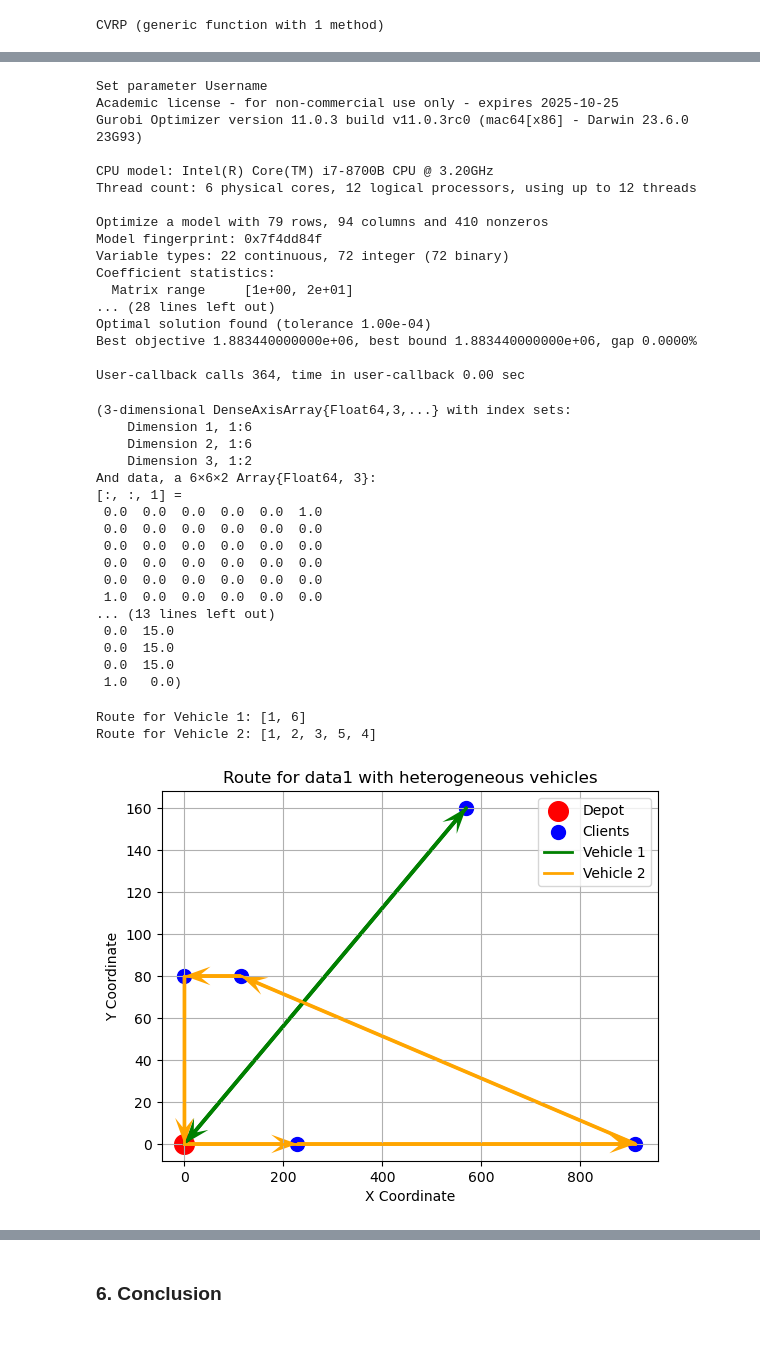
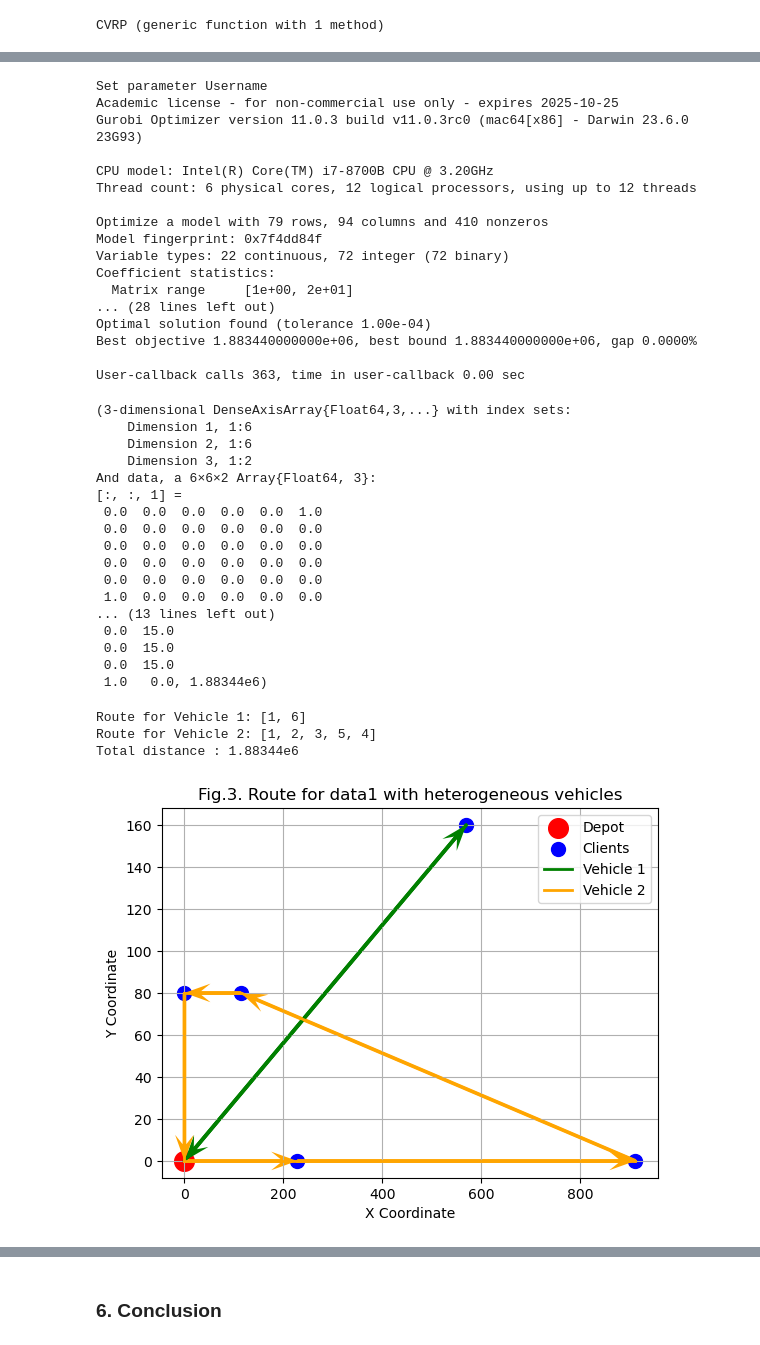
Before and after one commit to cheng-hsiang-chiu/CS524_Final_Project, a Jupyter notebook: final_project.ipynb, the cells around one changed output, grey strips where cells are left out. Saved outputs shown, nothing was run; the diff lists cells and outputs as text; code cells hidden in the pictures.

```diff
--- a/final_project.ipynb
+++ b/final_project.ipynb
@@ -175,6 +190,8 @@ using DelimitedFiles
   No Changes to `~/.julia/environments/v1.10/Project.toml`
   No Changes to `~/.julia/environments/v1.10/Manifest.toml`
 # %%
+# Implementation 1: The objective aims to minize the total traveling distance
+
 function CVRP(clients, vehicles, capacity, demands, costs)
     model = Model(Gurobi.Optimizer)
 
@@ -241,7 +258,7 @@ function CVRP(clients, vehicles, capacity, demands, costs)
 
     # Solve the model
     optimize!(model)
-    return (value.(x), value.(load))
+    return (value.(x), value.(load), objective_value(model))
 end
 # %% [output]
 CVRP (generic function with 1 method)
@@ -282,7 +396,7 @@ for i in 1:clients+1
     end
 end
 
-(xopt, loadopt) = CVRP(clients, vehicles, capacity, demands, costs)
+(xopt, loadopt, total_distance) = CVRP(clients, vehicles, capacity, demands, costs)
 # %% [output]
 Set parameter Username
 Academic license - for non-commercial use only - expires 2025-10-25
@@ -437,7 +553,7 @@ for i in 1:clients+1
     end
 end
 
-(xopt, loadopt) = CVRP(clients, vehicles, capacity, demands, costs)
+(xopt, loadopt, total_distance) = CVRP(clients, vehicles, capacity, demands, costs)
 # %% [output]
 Set parameter Username
 Academic license - for non-commercial use only - expires 2025-10-25
@@ -593,7 +718,7 @@ for i in 1:clients+1
     end
 end
 
-(xopt, loadopt) = CVRP(clients, vehicles, capacity, demands, costs)
+(xopt, loadopt, total_distance) = CVRP(clients, vehicles, capacity, demands, costs)
 # %% [output]
 Set parameter Username
 Academic license - for non-commercial use only - expires 2025-10-25
@@ -611,7 +736,7 @@ Coefficient statistics:
 Optimal solution found (tolerance 1.00e-04)
 Best objective 1.883440000000e+06, best bound 1.883440000000e+06, gap 0.0000%
 
-User-callback calls 364, time in user-callback 0.00 sec
+User-callback calls 363, time in user-callback 0.00 sec
 (3-dimensional DenseAxisArray{Float64,3,...} with index sets:
     Dimension 1, 1:6
     Dimension 2, 1:6
@@ -628,7 +753,7 @@ And data, a 6×6×2 Array{Float64, 3}:
  0.0  15.0
  0.0  15.0
  0.0  15.0
- 1.0   0.0)
+ 1.0   0.0, 1.88344e6)
 # %%
 # Visualize the result of data1 with heterogeneous vehicles
 
@@ -685,35 +810,37 @@ for k in 1:vehicles
     for i in 1:(length(route) - 1)
         start_coords = route_coords[i, :]
         end_coords = route_coords[i + 1, :]
 
         # Plot the line between start and end coordinates
         PyPlot.plot([start_coords[1], end_coords[1]], [start_coords[2], end_coords[2]], color=color, lw=2)
 
         # Add an arrow from the start point to the end point
         PyPlot.quiver(start_coords[1], start_coords[2], end_coords[1] - start_coords[1], end_coords[2] - start_coords[2],
                       angles="xy", scale_units="xy", scale=1, color=color, lw=2, headwidth=5, headlength=7)
     end
 
     # Add the route back to the depot (only once for each vehicle)
     start_coords = route_coords[end, :]
     end_coords = route_coords[1, :]  # Depot (node 1)
 
     PyPlot.plot([start_coords[1], end_coords[1]], [start_coords[2], end_coords[2]], color=color, lw=2,label="Vehicle "*string(k))
     PyPlot.quiver(start_coords[1], start_coords[2], end_coords[1] - start_coords[1], end_coords[2] - start_coords[2],
                   angles="xy", scale_units="xy", scale=1, color=color, lw=2, headwidth=5, headlength=7)
 end
 
+println("Total distance : ", total_distance)
 
-PyPlot.title("Route for data1 with heterogeneous vehicles")
+PyPlot.title("Fig.3. Route for data1 with heterogeneous vehicles")
 PyPlot.xlabel("X Coordinate")
 PyPlot.ylabel("Y Coordinate")
 PyPlot.legend(loc="best")
 PyPlot.grid(true)
 PyPlot.show()
 # %% [output]
 Route for Vehicle 1: [1, 6]
 Route for Vehicle 2: [1, 2, 3, 5, 4]
+Total distance : 1.88344e6
-[figure, old version]
+[figure, new version]
 # %%
 # Running data2 with heterogeneous vehciles
 
```
Also changed, not shown: parts of 20 cells of this notebook.
